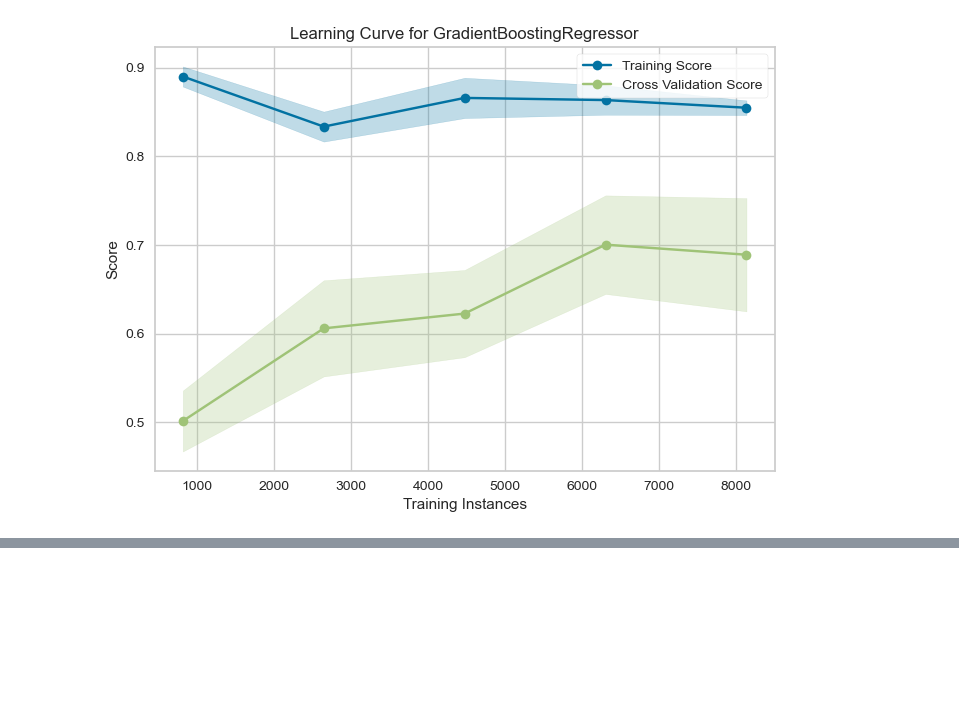
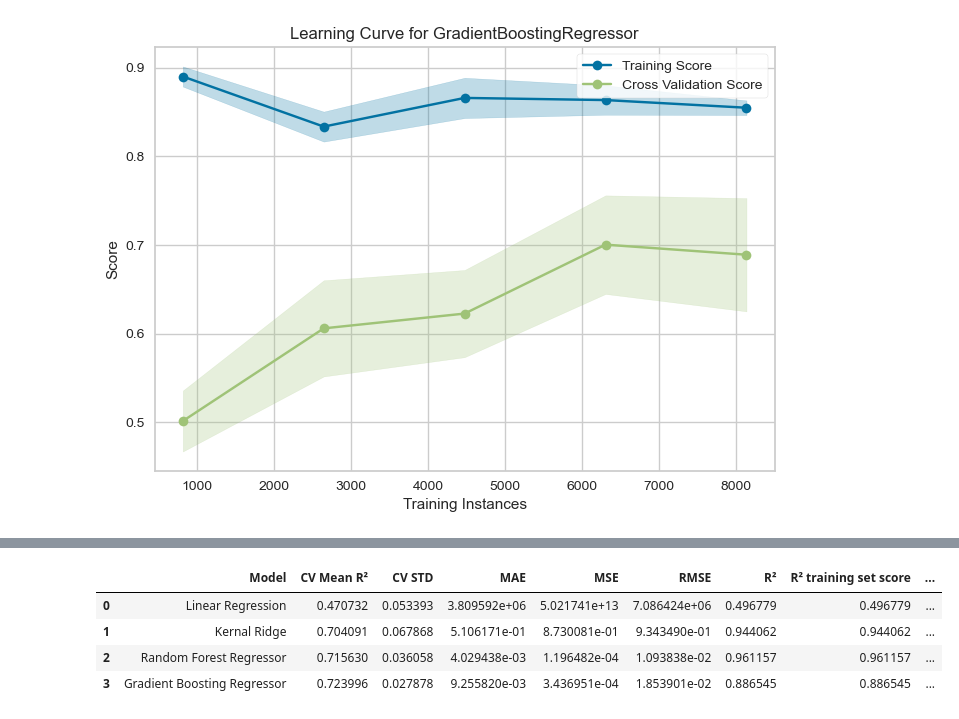
Before and after one commit to KaviCCT/Strategic_Thinking_CA2, a Jupyter notebook: Strategic_Thinking_CA2_part3_Modelling.ipynb, the cells around one changed output, grey strips where cells are left out. Cells and saved outputs as stored; diff of their text form; code cells hidden in the pictures; blank space fills up the shorter version.

```diff
--- a/Strategic_Thinking_CA2_part3_Modelling.ipynb
+++ b/Strategic_Thinking_CA2_part3_Modelling.ipynb
@@ -1707,0 +1968,8 @@ visualizer.show();
+# %%
+results_df.head()
+# %% [output]
+|  | Model | CV Mean R² | CV STD | MAE | MSE | RMSE | R² | R² training set score | ... |
+| 0 | Linear Regression | 0.470732 | 0.053393 | 3.809592e+06 | 5.021741e+13 | 7.086424e+06 | 0.496779 | 0.496779 | ... |
+| 1 | Kernal Ridge | 0.704091 | 0.067868 | 5.106171e-01 | 8.730081e-01 | 9.343490e-01 | 0.944062 | 0.944062 | ... |
+| 2 | Random Forest Regressor | 0.715630 | 0.036058 | 4.029438e-03 | 1.196482e-04 | 1.093838e-02 | 0.961157 | 0.961157 | ... |
+| 3 | Gradient Boosting Regressor | 0.723996 | 0.027878 | 9.255820e-03 | 3.436951e-04 | 1.853901e-02 | 0.886545 | 0.886545 | ... |
```
Also changed, not shown: parts of 44 cells of this notebook.
